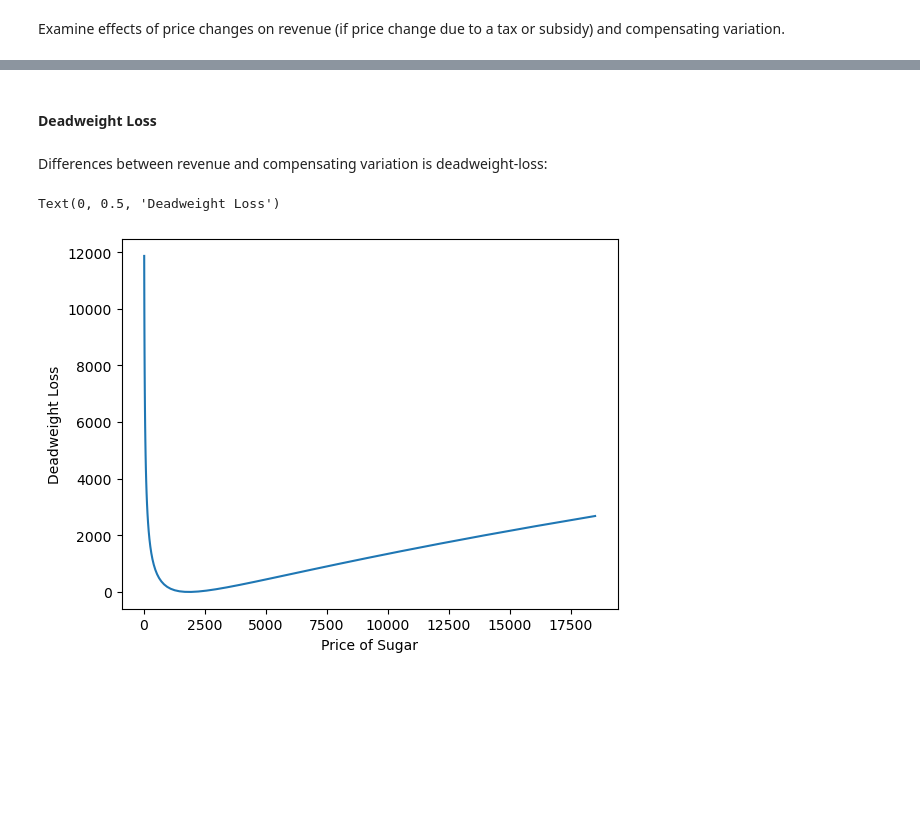
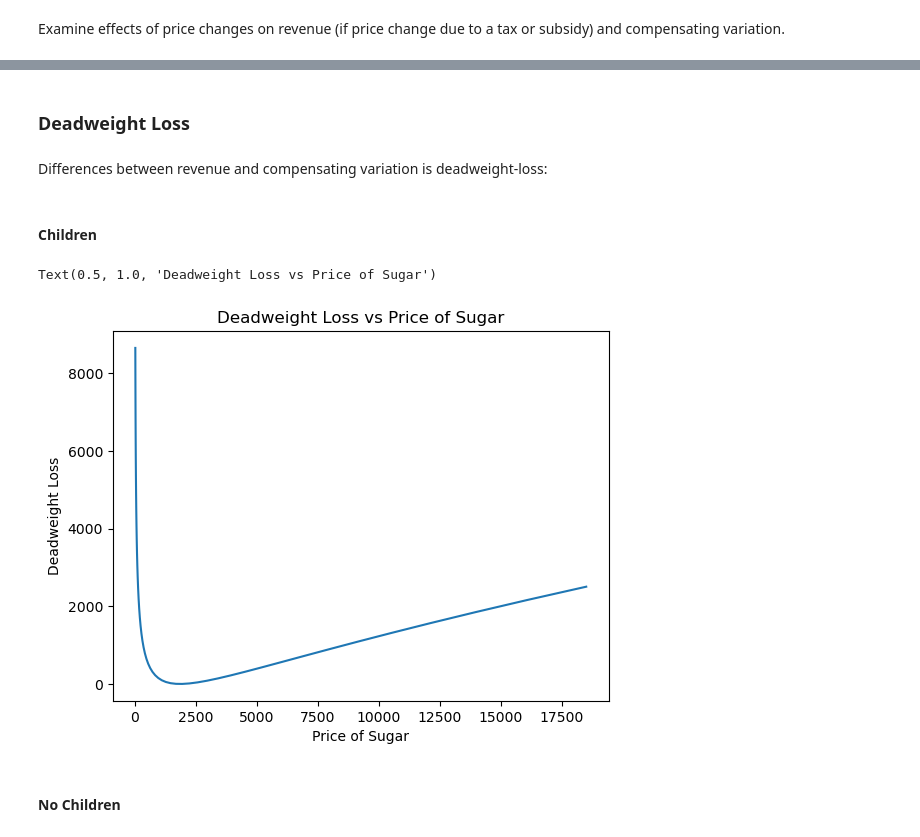
Before and after one commit to kehuang11/EEP153_Proj4_Holbrook, a Jupyter notebook: Proj4_Team_Holbrook_Working.ipynb, the cells around one changed output, grey strips where cells are left out. Saved outputs shown, nothing was run; the diff lists cells and outputs as text; code cells hidden in the pictures; blank space fills up the shorter version.

```diff
--- a/Proj4_Team_Holbrook_Working.ipynb
+++ b/Proj4_Team_Holbrook_Working.ipynb
@@ -195,7 +227,7 @@ qhat
 # %% [markdown]
 Finally, define a function to change a single price in the vector $p$:
 # %%
-def my_prices(p0,p=pbar,j='Sugar'):
+def my_prices(p0,p,j='Sugar'):
     """
     Change price of jth good to p0, holding other prices fixed.
     """
@@ -509,10 +646,5 @@ Get food budget for all households, then find median budget:
 # %%
 import numpy as np
 
-xhat = r.predicted_expenditures()
-
-# Total food expenditures per household
-xbar = xhat.groupby(['i','t','m']).sum()
-
 # Reference budget
-x0 = xbar.quantile(0.5)  # Household at 0.5 quantile is median
+x0_children = xbar_children.quantile(0.5)  # Household at 0.5 quantile is median
@@ -520,17 +664,18 @@ x0 = xbar.quantile(0.5)  # Household at 0.5 quantile is median
 import matplotlib.pyplot as plt
 %matplotlib inline
 
-my_j = 'Sugar'  # Interesting Ugandan staple
+my_j = 'Sugar'  # Interesting Tanzanian staple
 
-P = np.geomspace(.01,10,50)*pbar[my_j]
+P = np.geomspace(.01,10,50)*pbar_children[my_j]
 
 # Utility of median household, given prices
-U0 = r.indirect_utility(x0,pbar)
+U0_children = r_children.indirect_utility(x0_children,pbar_children)
 
-plt.plot([r.demands(x0,my_prices(p0,j=my_j))[my_j] for p0 in P],P)
-plt.plot([r.demands(U0,my_prices(p0,j=my_j),type="Hicksian")[my_j] for p0 in P],P)
+plt.plot([r_children.demands(x0_children,my_prices(p0,pbar_children,j=my_j))[my_j] for p0 in P],P)
+plt.plot([r_children.demands(U0_children,my_prices(p0,pbar_children,j=my_j),type="Hicksian")[my_j] for p0 in P],P)
 plt.ylabel('Price')
 plt.xlabel(my_j)
+plt.title("Demand for %s vs Price" % my_j)
 plt.legend(("Marshallian","Hicksian"))
 # %% [output]
 <matplotlib.legend.Legend at 0x...>
@@ -540,11 +699,11 @@ plt.legend(("Marshallian","Hicksian"))
 # %%
-def compensating_variation(U0,p0,p1):
+def compensating_variation(r,U0,p0,p1):
     x0 = r.expenditure(U0,p0)
     x1 = r.expenditure(U0,p1)
 
     return x1-x0
 
-def revenue(U0,p0,p1,type='Marshallian'):
+def revenue(r,U0,p0,p1,type='Marshallian'):
     """(Un)Compensated revenue from taxes changing vector of prices from p0 to p1.
 
     Note that this is only for *demand* side (i.e., if supply perfectly elastic).
@@ -559,13 +718,13 @@ def revenue(U0,p0,p1,type='Marshallian'):
     return dp.T@c
 
 
-def deadweight_loss(U0,p0,p1):
+def deadweight_loss(r, U0,p0,p1):
     """
     Deadweight loss of tax/subsidy scheme creating wedge in prices from p0 to p1.
 
     Note that this is only for *demand* side (i.e., if supply perfectly elastic).
     """
-    cv = compensating_variation(U0,p0,p1)
+    cv = compensating_variation(r, U0,p0,p1)
 
-    return cv - revenue(U0,p0,p1,type='Hicksian')
+    return cv - revenue(r,U0,p0,p1,type='Hicksian')
 # %% [markdown]
@@ -590,13 +769,18 @@ ax1.axvline(pbar.loc[my_j])
 # %% [markdown]
-#### Deadweight Loss
+### Deadweight Loss
 # %% [markdown]
 Differences between revenue and compensating variation is deadweight-loss:
+# %% [markdown]
+#### Children
 # %%
 fig, ax1 = plt.subplots()
 
-ax1.plot(P,[deadweight_loss(U0,pbar,my_prices(p0,j=my_j)) for p0 in P])
+ax1.plot(P,[deadweight_loss(r_children, U0_children,pbar_children,my_prices(p0,pbar_children,j=my_j)) for p0 in P])
 ax1.set_xlabel("Price of %s" % my_j)
 ax1.set_ylabel("Deadweight Loss")
+ax1.set_title("Deadweight Loss vs Price of %s" % my_j)
 # %% [output]
-Text(0, 0.5, 'Deadweight Loss')
+Text(0.5, 1.0, 'Deadweight Loss vs Price of Sugar')
-[figure, old version]
+[figure, new version]
+# %% [markdown]
+#### No Children
```
Also changed, not shown: parts of 104 cells of this notebook, 2 other files.
